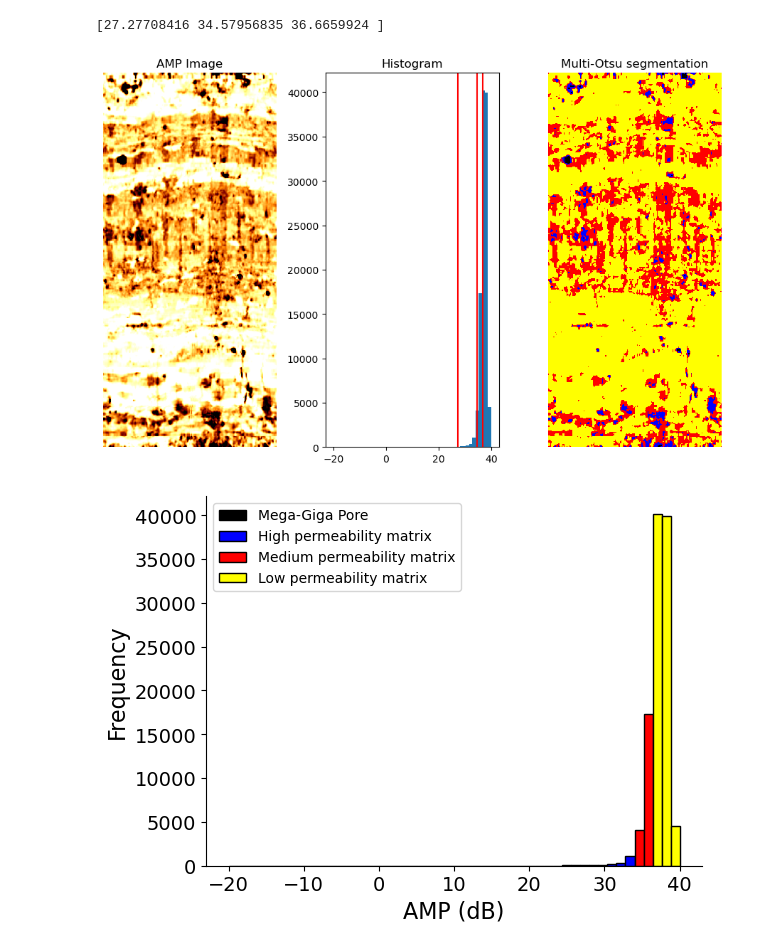
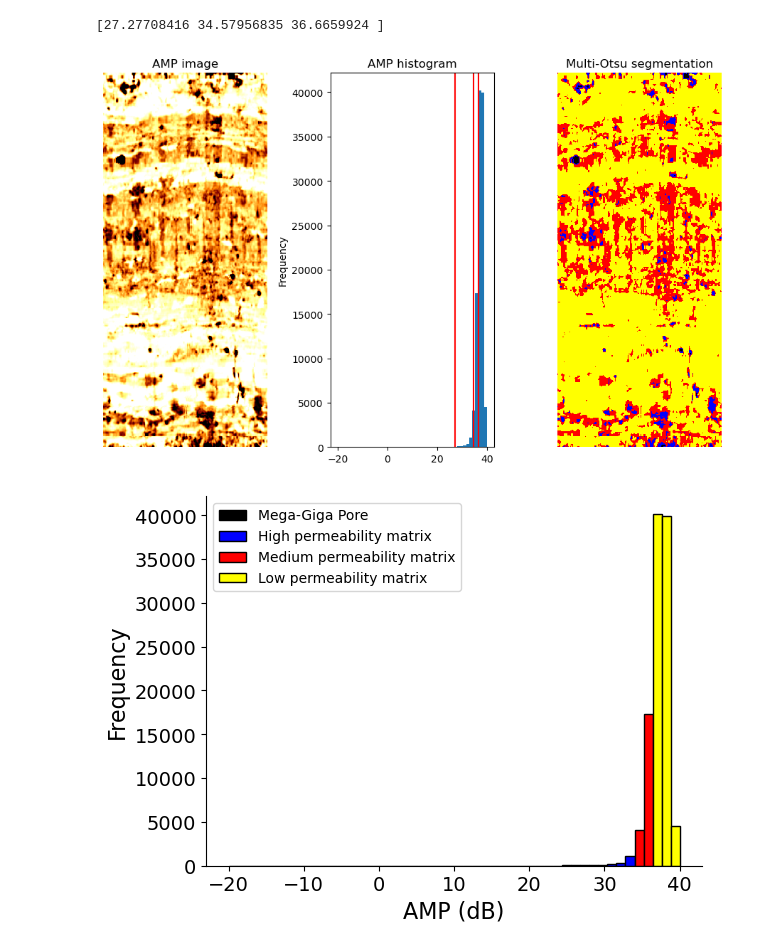
Before and after one commit to petrobras/waid, a Jupyter notebook: notebooks/Plot_segment_acoustic_image.ipynb, the cells around one changed output. Cells and saved outputs as stored; diff of their text form; code cells hidden in the pictures.

```diff
--- a/notebooks/Plot_segment_acoustic_image.ipynb
+++ b/notebooks/Plot_segment_acoustic_image.ipynb
@@ -232,15 +232,16 @@ fig, ax = plt.subplots(nrows=1, ncols=3, figsize=(9,6), dpi=100)
 # Plotting the original seg_df.
 ax[0].imshow(slice_img_df, cmap='afmhot',aspect='auto',vmin= np.mean(img_data.values) - np.std(img_data.values),
               vmax= np.mean(img_data.values) + np.std(img_data.values))
-ax[0].set_title('AMP Image')
+ax[0].set_title('AMP image')
 ax[0].axis('off')
 
 # Plotting the histogram and the two thresholds obtained from
 # multi-Otsu.
 ax[1].hist(slice_img_df.values.flatten('F'), bins = bins)
-ax[1].set_title('Histogram')
+ax[1].set_title('AMP istogram')
 for thresh in threshold:
     ax[1].axvline(thresh, color='r')
+ax[1].set_ylabel("Frequency")
 
 # Plotting the Multi Otsu result.
 ax[2].imshow(slice_seg_df, cmap=custom_cmap, aspect='auto')
@@ -273,29 +274,30 @@ regions = np.digitize(image, bins=otsu_thresholds)
 # %%
 fig, ax = plt.subplots(nrows=1, ncols=3, figsize=(9,6), dpi=100)
 
 # Plotting the original seg_df.
 ax[0].imshow(image, cmap='afmhot',aspect='auto',vmin= np.mean(img_data.values) - np.std(img_data.values),
               vmax= np.mean(img_data.values) + np.std(img_data.values))
-ax[0].set_title('AMP Image')
+ax[0].set_title('AMP image')
 ax[0].axis('off')
 
 # Plotting the histogram and the two thresholds obtained from
 # multi-Otsu.
 ax[1].hist(image.flatten('F'), bins = bins)
-ax[1].set_title('Histogram')
+ax[1].set_title('AMP histogram')
 for thresh in otsu_thresholds:
     ax[1].axvline(thresh, color='r')
+ax[1].set_ylabel("Frequency")
 
 # Plotting the Multi Otsu result.
 ax[2].imshow(regions, cmap=custom_cmap_r, aspect='auto')
 ax[2].set_title('Multi-Otsu segmentation')
 ax[2].axis('off')
 
 plt.subplots_adjust()
 plt.tight_layout()
 plt.show()
 # %% [output]
-[figure, old version]
+[figure, new version]
 # %%
 # Compute the number of bins per class based on 'delta_bin'
 otsu_range_bins = np.array((int((otsu_thresholds[0] - range_dB[0])//delta_bin),
```
Also changed, not shown: parts of 3 cells of this notebook.
